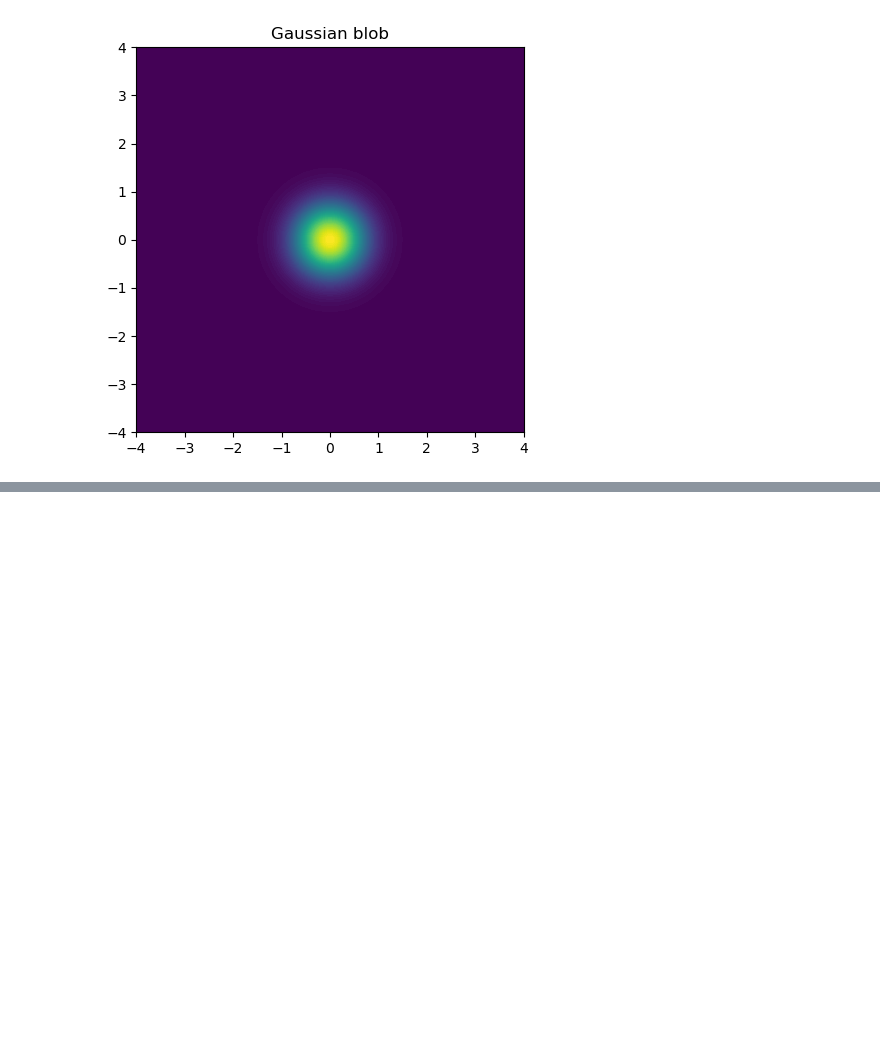
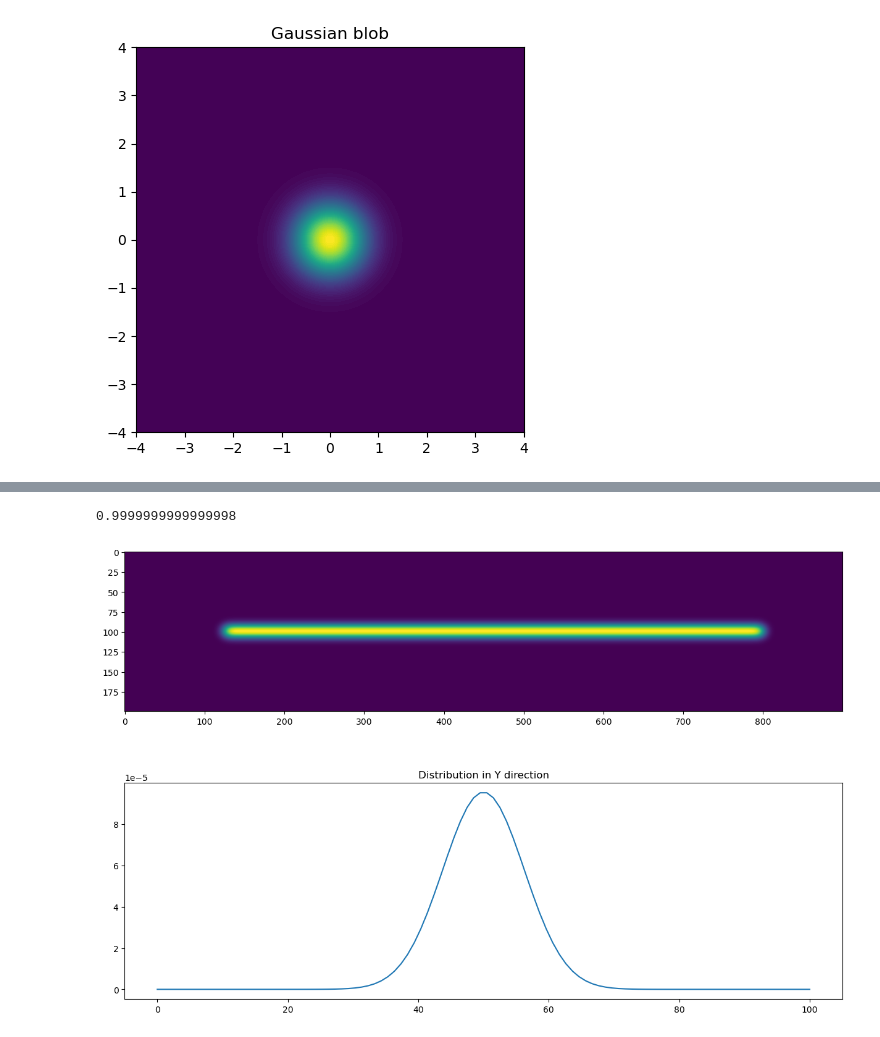
Before and after one commit to pamud-akalanka/FSVPy, a Jupyter notebook: SyntheticStreaks/Gaussian/gaussian_convolution.ipynb, the cells around one changed output, grey strips where cells are left out. Drawn from its saved outputs; the diff is of its cells as text; code cells hidden in the pictures; blank space fills up the shorter version.

```diff
--- a/SyntheticStreaks/Gaussian/gaussian_convolution.ipynb
+++ b/SyntheticStreaks/Gaussian/gaussian_convolution.ipynb
@@ -21,0 +40,8 @@ X, Y, Z = blob1.static_gauss() #display static blob
+# %%
+
+streak1 = fun.streak(15 , [0, 0], [0.5, 0.5], 1, 90, 1)
+convolved, Y_dist_convolved  = streak1.convolve_gauss(Z)
+np.sum(convolved)
+# %% [output]
+0.9999999999999998
+[figure, added]
```
Also changed, not shown: parts of 2 cells of this notebook, 1 other file.
